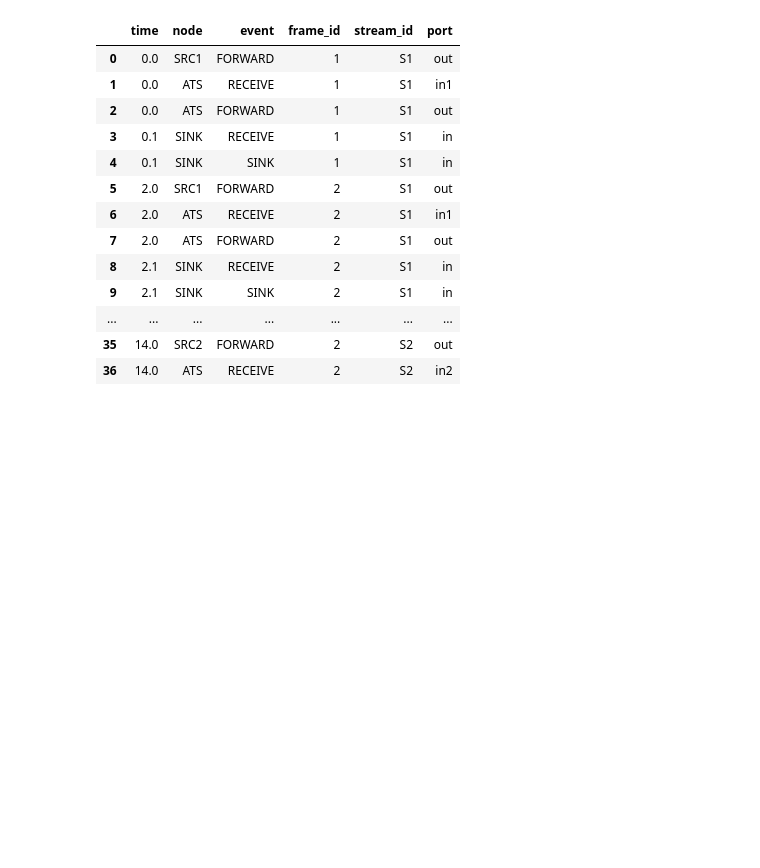
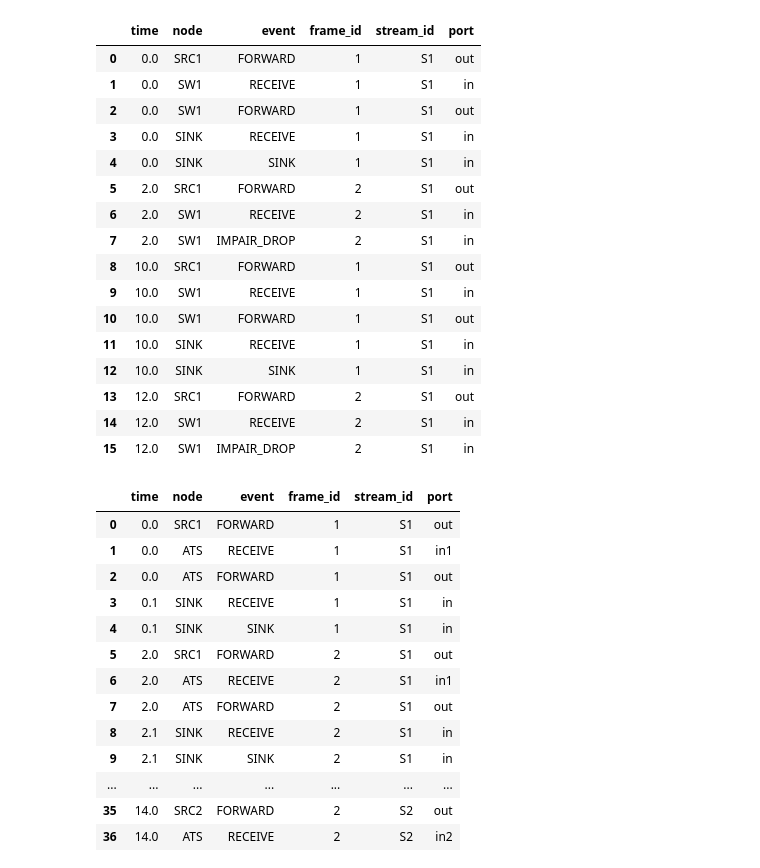
Before and after one commit to DanyBoi22/ATSim, a Jupyter notebook: test.ipynb, the cells around one changed output. Drawn from its saved outputs; the diff is of its cells as text; code cells hidden in the pictures; blank space fills up the shorter version.

```diff
--- a/test.ipynb
+++ b/test.ipynb
@@ -8,3 +64,47 @@ from ipynb.fs.full.ats import ATSGroup, ATSSwitch
+# %%
+sim = Simulator()
+logger = Logger()
+
+link_src_sw = Link(sim, bitrate_bps=800, transmission_delay_enabled=False, propagation_delay=0.0)
+link_sw_sink = Link(sim, bitrate_bps=800, transmission_delay_enabled=False, propagation_delay=0.0)
+
+# Sink
+sink = SinkSwitch("SINK", sim, logger)
+sink_in = sink.add_ingress_port("in")
+link_sw_sink.connect(sink, sink_in)
+
+sw = ImpairedBasicSwitch("SW1", sim, logger, routing_table={"S1": ["out"]}, impair_every_n=2, impair_mode="drop",)
+ingress_port = sw.add_ingress_port("in")
+link_src_sw.connect(sw, ingress_port)
+sw.add_egress_port("out", link_sw_sink)
+
+# Sources
+src1 = TrafficSource("SRC1", sim, logger)
+src1.add_egress_port("out", link_src_sw)
+
+src1.start_periodic_loop(stream_id="S1", frames_per_period=2, period=10, interval=2, size=10, count=2)
+
+
+sim.run(until=100)
+logger.to_dataframe()
+# %% [output]
+|  | time | node | event | frame_id | stream_id | port |
+| 0 | 0.0 | SRC1 | FORWARD | 1 | S1 | out |
+| 1 | 0.0 | SW1 | RECEIVE | 1 | S1 | in |
+| 2 | 0.0 | SW1 | FORWARD | 1 | S1 | out |
+| 3 | 0.0 | SINK | RECEIVE | 1 | S1 | in |
+| 4 | 0.0 | SINK | SINK | 1 | S1 | in |
+| 5 | 2.0 | SRC1 | FORWARD | 2 | S1 | out |
+| 6 | 2.0 | SW1 | RECEIVE | 2 | S1 | in |
+| 7 | 2.0 | SW1 | IMPAIR_DROP | 2 | S1 | in |
+| 8 | 10.0 | SRC1 | FORWARD | 1 | S1 | out |
+| 9 | 10.0 | SW1 | RECEIVE | 1 | S1 | in |
+| 10 | 10.0 | SW1 | FORWARD | 1 | S1 | out |
+| 11 | 10.0 | SINK | RECEIVE | 1 | S1 | in |
+| 12 | 10.0 | SINK | SINK | 1 | S1 | in |
+| 13 | 12.0 | SRC1 | FORWARD | 2 | S1 | out |
+| 14 | 12.0 | SW1 | RECEIVE | 2 | S1 | in |
+| 15 | 12.0 | SW1 | IMPAIR_DROP | 2 | S1 | in |
 # %%
 sim = Simulator()
 logger = Logger()
```
Also changed, not shown: parts of 4 cells of this notebook, 1 other file.
